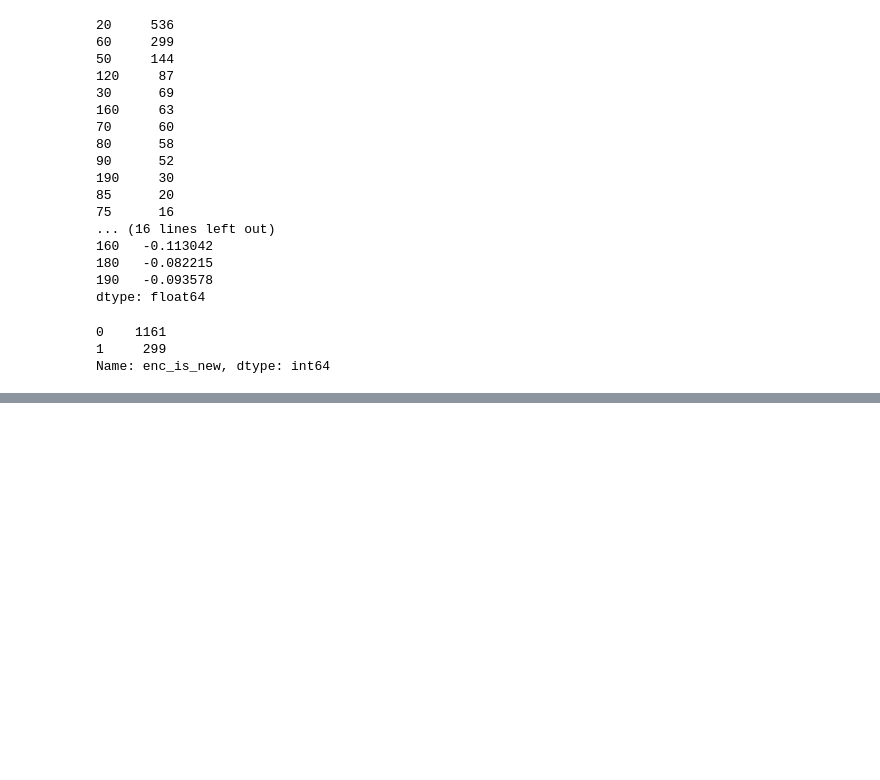
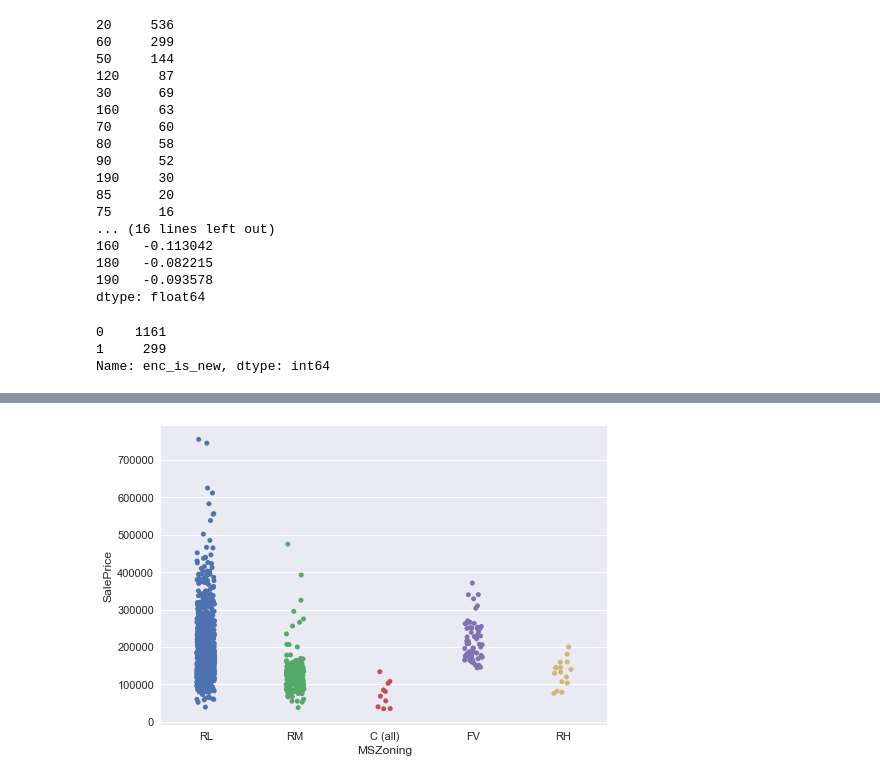
Before and after one commit to mneedham/house-prices, a Jupyter notebook: house_prices.ipynb, the cells around one changed output, grey strips where cells are left out. Cells and saved outputs as stored; diff of their text form; code cells hidden in the pictures; blank space fills up the shorter version.

```diff
--- a/house_prices.ipynb
+++ b/house_prices.ipynb
@@ -455,0 +791,4 @@ combined_train["MSSubClass"].hist()
+# %%
+sns.stripplot(x=combined_train["MSZoning"], y=combined_train["SalePrice"],jitter=True);
+# %% [output]
+[figure, added]
```
Also changed, not shown: parts of 36 cells of this notebook, 4 other files.
